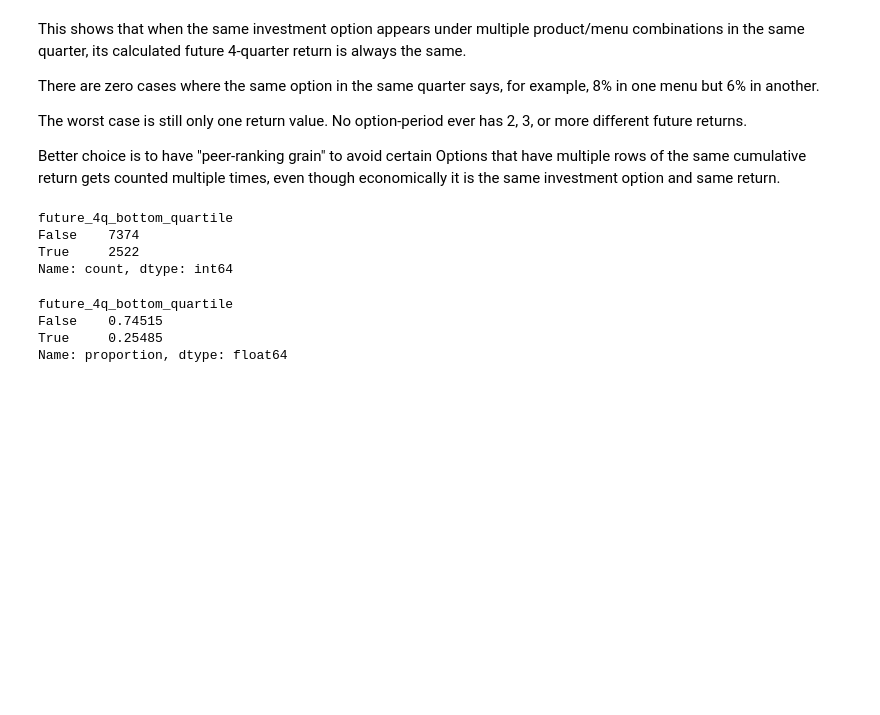
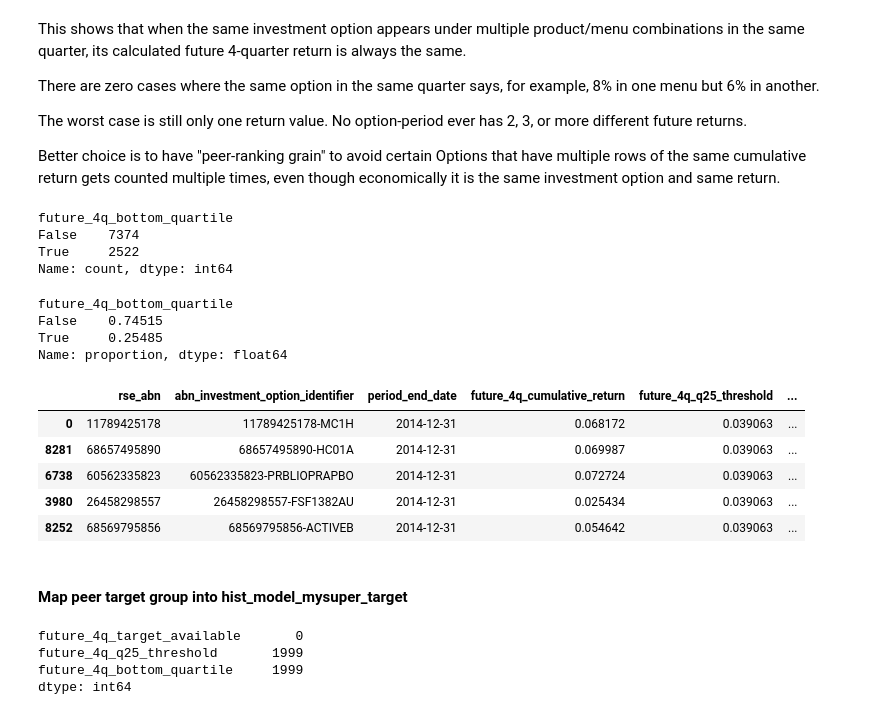
Before and after one commit to terra9/superannuation-performance-early-warning, a Jupyter notebook: notebooks/apra_data_audit.ipynb, the cells around one changed output. Saved outputs shown, nothing was run; the diff lists cells and outputs as text; code cells hidden in the pictures; blank space fills up the shorter version.

```diff
--- a/notebooks/apra_data_audit.ipynb
+++ b/notebooks/apra_data_audit.ipynb
@@ -9992,3 +9997,14 @@ future_4q_bottom_quartile
 False    0.74515
 True     0.25485
 Name: proportion, dtype: float64
+# %%
+peer_returns.sort_values(by="period_end_date").head()
+# %% [output]
+|  | rse_abn | abn_investment_option_identifier | period_end_date | future_4q_cumulative_return | future_4q_q25_threshold | ... |
+| 0 | 11789425178 | 11789425178-MC1H | 2014-12-31 | 0.068172 | 0.039063 | ... |
+| 8281 | 68657495890 | 68657495890-HC01A | 2014-12-31 | 0.069987 | 0.039063 | ... |
+| 6738 | 60562335823 | 60562335823-PRBLIOPRAPBO | 2014-12-31 | 0.072724 | 0.039063 | ... |
+| 3980 | 26458298557 | 26458298557-FSF1382AU | 2014-12-31 | 0.025434 | 0.039063 | ... |
+| 8252 | 68569795856 | 68569795856-ACTIVEB | 2014-12-31 | 0.054642 | 0.039063 | ... |
+# %% [markdown]
+#### Map peer target group into hist_model_mysuper_target
@@ -9994,0 +10033,14 @@ Name: proportion, dtype: float64
+# %%
+# check result if there's null values
+hist_model_mysuper_target_peer[
+    [
+        "future_4q_target_available",
+        "future_4q_q25_threshold",
+        "future_4q_bottom_quartile",
+    ]
+].isna().sum()
+# %% [output]
+future_4q_target_available       0
+future_4q_q25_threshold       1999
+future_4q_bottom_quartile     1999
+dtype: int64
```
Also changed, not shown: parts of 13 cells of this notebook.
